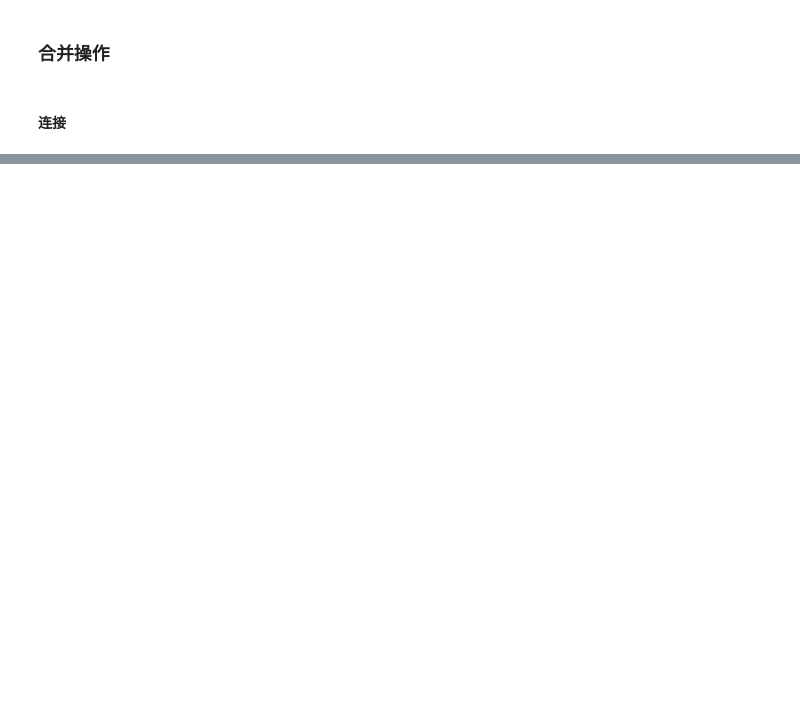
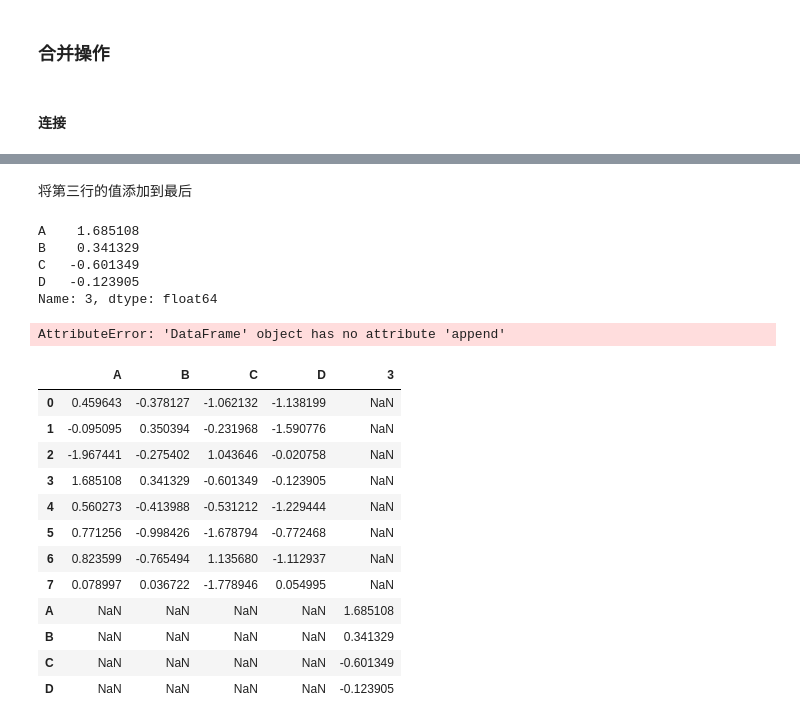
Before and after one commit to Saitama-97/ml_in_action, a Jupyter notebook: code/pandas_tutorial/1_pandas_overview.ipynb, the cells around one changed output, grey strips where cells are left out. Drawn from its saved outputs; the diff is of its cells as text; code cells hidden in the pictures; blank space fills up the shorter version.

```diff
--- a/code/pandas_tutorial/1_pandas_overview.ipynb
+++ b/code/pandas_tutorial/1_pandas_overview.ipynb
@@ -502,0 +564,4 @@ df
+# %%
+# np.random.randn(x,y) 生成一个 x 行 y 列的数组
+df = pd.DataFrame(np.random.randn(8,4), columns=["A","B","C","D"])
+df
@@ -502,0 +578,30 @@ df
+# %% [markdown]
+将第三行的值添加到最后
+# %%
+df.iloc[3]
+# %% [output]
+A    1.685108
+B    0.341329
+C   -0.601349
+D   -0.123905
+Name: 3, dtype: float64
+# %%
+df.append(df.iloc[3])
+# %% [output]
+AttributeError: 'DataFrame' object has no attribute 'append'
+# %%
+pd.concat([df,df.iloc[3]],axis=1)
+# %% [output]
+|  | A | B | C | D | 3 |
+| 0 | 0.459643 | -0.378127 | -1.062132 | -1.138199 | NaN |
+| 1 | -0.095095 | 0.350394 | -0.231968 | -1.590776 | NaN |
+| 2 | -1.967441 | -0.275402 | 1.043646 | -0.020758 | NaN |
+| 3 | 1.685108 | 0.341329 | -0.601349 | -0.123905 | NaN |
+| 4 | 0.560273 | -0.413988 | -0.531212 | -1.229444 | NaN |
+| 5 | 0.771256 | -0.998426 | -1.678794 | -0.772468 | NaN |
+| 6 | 0.823599 | -0.765494 | 1.135680 | -1.112937 | NaN |
+| 7 | 0.078997 | 0.036722 | -1.778946 | 0.054995 | NaN |
+| A | NaN | NaN | NaN | NaN | 1.685108 |
+| B | NaN | NaN | NaN | NaN | 0.341329 |
+| C | NaN | NaN | NaN | NaN | -0.601349 |
+| D | NaN | NaN | NaN | NaN | -0.123905 |
```
Also changed, not shown: parts of 52 cells of this notebook.
